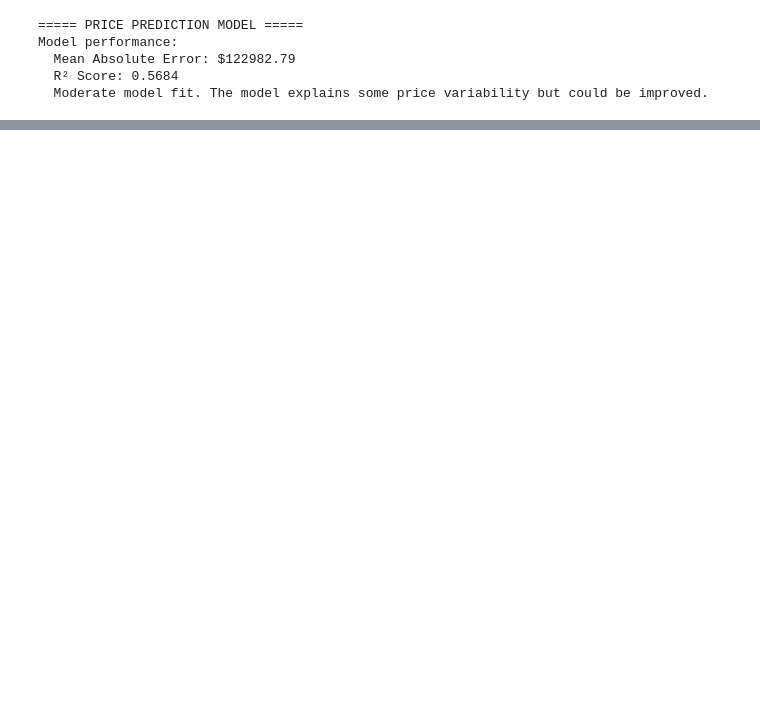
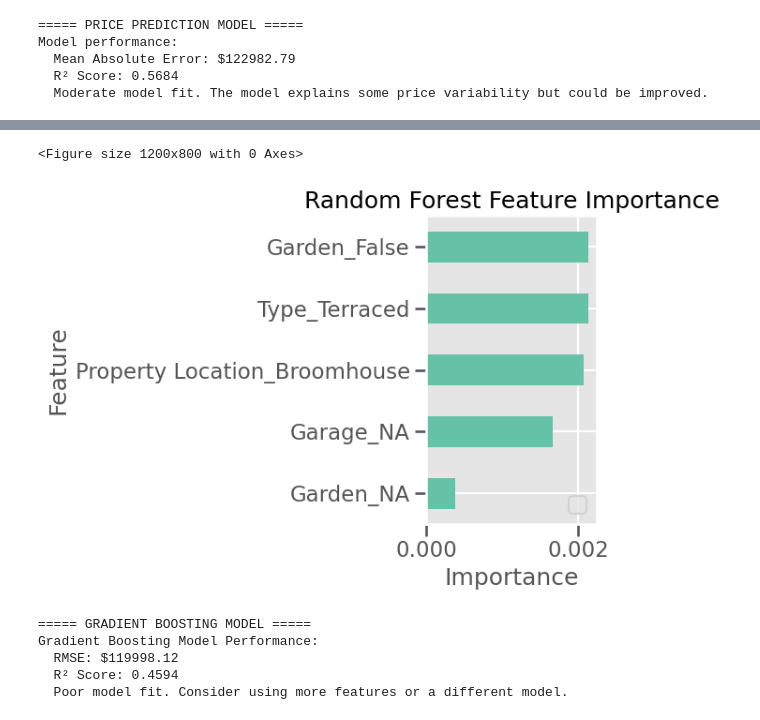
Before and after one commit to dylanbforde/Assignment_Web_Scraping, a Jupyter notebook: data_prep_analysis.ipynb, the cells around one changed output, grey strips where cells are left out. Cells and saved outputs as stored; diff of their text form; code cells hidden in the pictures; blank space fills up the shorter version.

```diff
--- a/data_prep_analysis.ipynb
+++ b/data_prep_analysis.ipynb
@@ -375,0 +589,67 @@ Model performance:
+# %%
+# Plot feature importance
+feature_importance_rf = rf_pipe.named_steps['regressor'].feature_importances_
+
+# Create importance dataframe
+importance_df_rf = pd.DataFrame({
+    'Feature': all_features,
+    'Importance': feature_importance_rf
+}).sort_values('Importance', ascending=True)
+
+# Plot top 15 features
+plt.figure(figsize=(12, 6))
+importance_df_rf.head().plot(kind='barh', x='Feature', y='Importance')
+plt.title('Random Forest Feature Importance')
+plt.xlabel('Importance')
+plt.ylabel('Feature')
+plt.legend('')
+plt.tight_layout()
+# %% [output]
+<Figure size 1200x800 with 0 Axes>
+[figure, added]
+# %%
+# Gradient Boosting Model
+print("\n===== GRADIENT BOOSTING MODEL =====")
+from sklearn.ensemble import GradientBoostingRegressor
+
+# Create Gradient Boosting model
+gb_reg = GradientBoostingRegressor(
+    n_estimators=200,
+    learning_rate=0.1,
+    max_depth=5,
+    min_samples_split=2,
+    min_samples_leaf=2,
+    max_features='sqrt',
+    random_state=42
+)
+
+# Create pipeline
+gb_pipe = Pipeline(steps=[
+    ('preprocessor', preprocessor),
+    ('regressor', gb_reg)
+])
+
+# Train model
+gb_pipe.fit(X_train, y_train)
+
+# Evaluate model
+y_pred_gb = gb_pipe.predict(X_test)
+rmse_gb = np.sqrt(mean_squared_error(y_test, y_pred_gb))
+r2_gb = r2_score(y_test, y_pred_gb)
+
+print(f"Gradient Boosting Model Performance:")
+print(f"  RMSE: ${rmse_gb:.2f}")
+print(f"  R² Score: {r2_gb:.4f}")
+
+if r2_gb >= 0.7:
+    print("  Good model fit! The model explains a significant portion of price variability.")
+elif r2_gb >= 0.5:
+    print("  Moderate model fit. The model explains some price variability but could be improved.")
+else:
+    print("  Poor model fit. Consider using more features or a different model.")
+# %% [output]
+===== GRADIENT BOOSTING MODEL =====
+Gradient Boosting Model Performance:
+  RMSE: $119998.12
+  R² Score: 0.4594
+  Poor model fit. Consider using more features or a different model.
```
Also changed, not shown: parts of 26 cells of this notebook, 1 other file.
